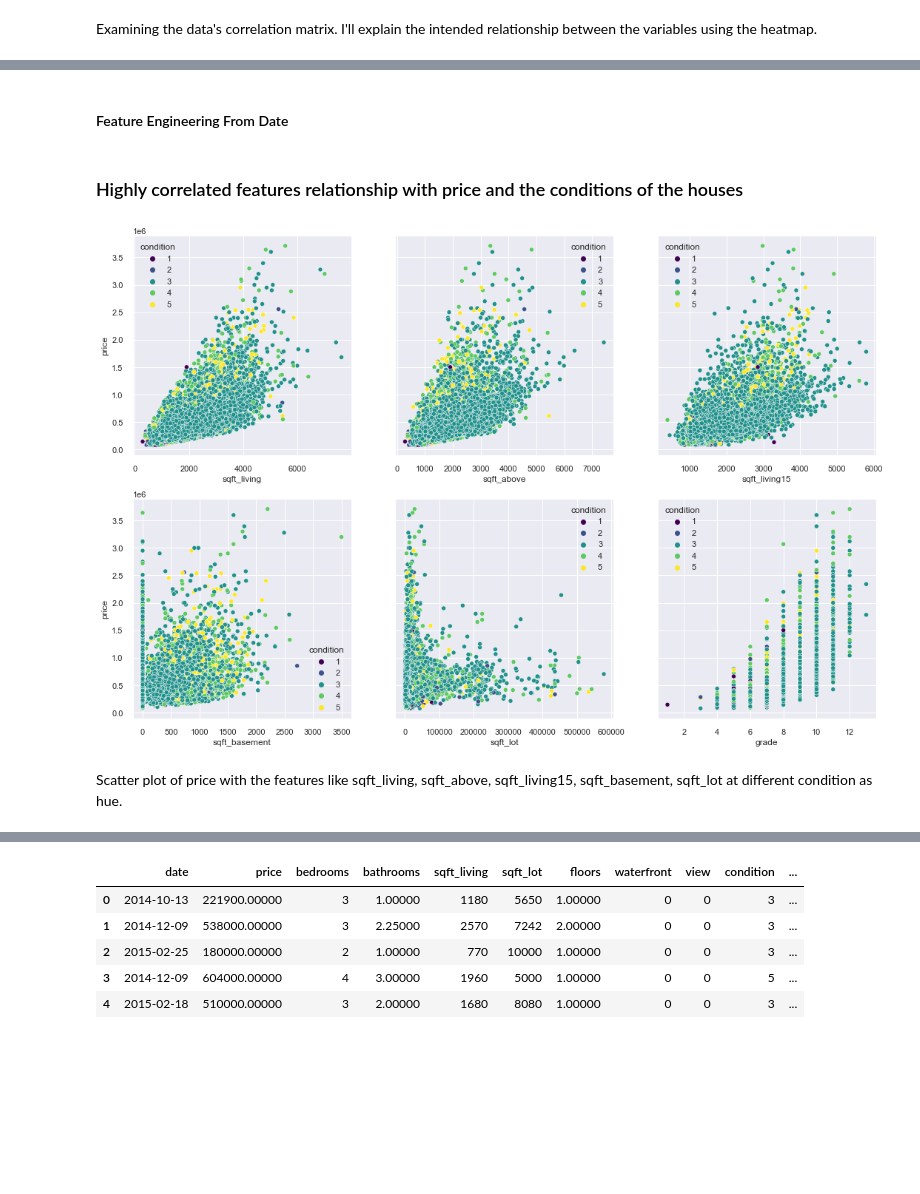
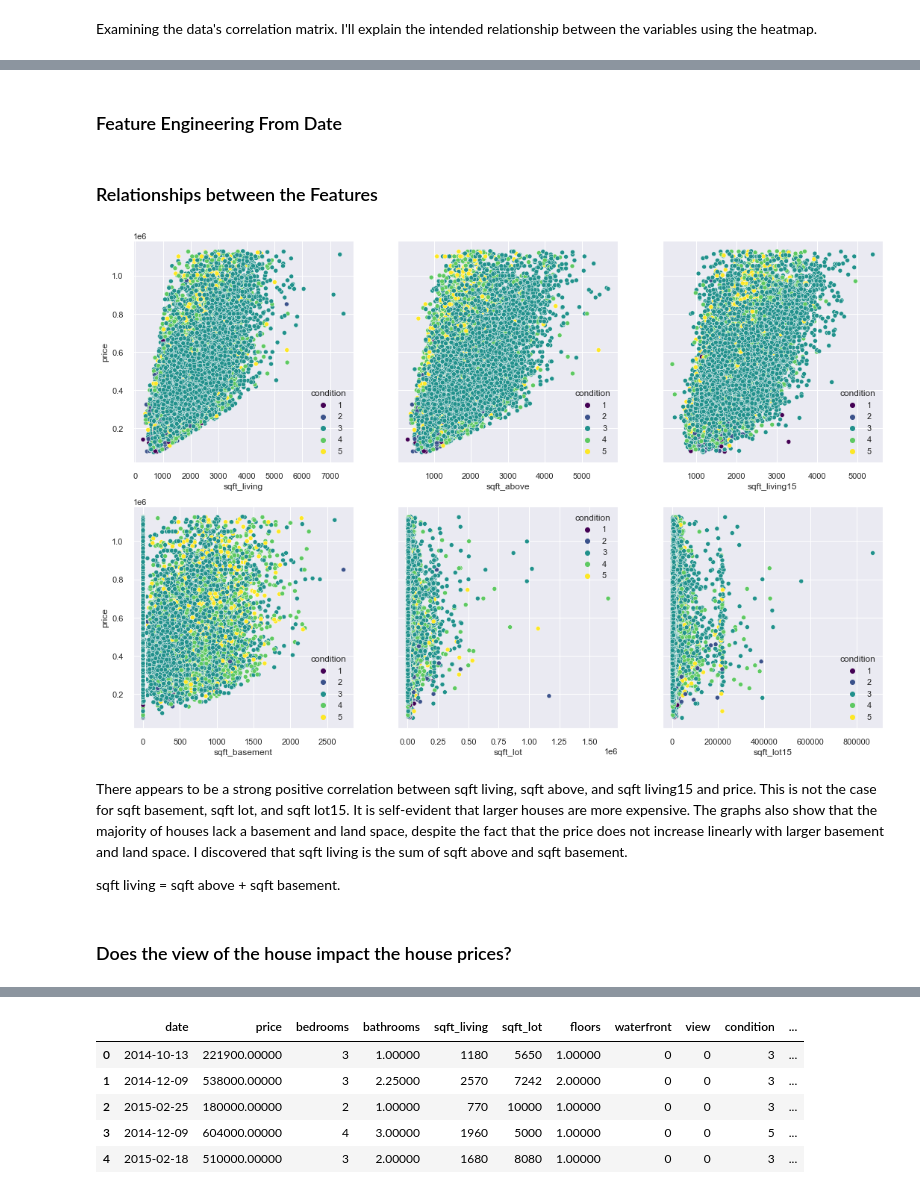
Before and after one commit to olaidekashimawo/King-County-House-Sales, a Jupyter notebook: H_Sale.ipynb, the cells around one changed output, grey strips where cells are left out. Cells and saved outputs as stored; diff of their text form; code cells hidden in the pictures; blank space fills up the shorter version.

```diff
--- a/H_Sale.ipynb
+++ b/H_Sale.ipynb
@@ -232,3 +294,27 @@ sns.boxplot(H_Sales.bathrooms.astype('int'))
 plt.show()
 # %% [output]
 [figure]
+# %%
+#Create a function to return the outliers
+def detect_outliers(x, c = 1.5):
+    q1, q3 = np.percentile(x, [25,75])
+    #print("q1 - ",q1, " q3 - ", q3)
+
+    iqr = (q3 - q1)
+    #print("iqr --", iqr)
+
+    lob = q1 - (iqr * c)
+    #print("lob - ",lob)
+
+    uob = q3 + (iqr * c)
+    #print("uob - ",uob)
+
+    # Generate outliers
+    gen = np.where((x > uob) | (x < lob))
+
+    return gen
+# %%
+
+# Detect all Outliers
+priceOutliers = detect_outliers(H_Sales['price'])
+print("Total Outliers count : ",len(priceOutliers[0]))
@@ -235,10 +323,2 @@ plt.show()
 # %% [markdown]
 ### Remove_outliers
-# %%
-#Remove our outliers
-
-H_Sales = H_Sales[H_Sales.sqft_living < 8500]
-H_Sales = H_Sales[H_Sales.bedrooms < 5]
-H_Sales = H_Sales[H_Sales.price < 3800000]
-H_Sales = H_Sales[H_Sales.sqft_lot < 600000]
-H_Sales = H_Sales[H_Sales.bathrooms < 4]
@@ -249 +325,4 @@ len(H_Sales)
+# %%
+# Remove outliers
+H_Sales = H_Sales.drop(priceOutliers[0])
 # %%
@@ -328,22 +391,25 @@ plt.tight_layout()
 # %% [markdown]
-#### Feature Engineering From Date
+### Feature Engineering From Date
 # %%
 H_Sales['date'] = pd.to_datetime(H_Sales['date'])
 H_Sales['month'] = H_Sales['date'].dt.month_name().str[:3]
 H_Sales['year']=H_Sales['date'].apply(lambda date:date.year)
-# %% [markdown]
-### Highly correlated features relationship with price and the conditions of the houses
+# %% [markdown]
+### Relationships between the Features
 # %%
 fig, axs = plt.subplots( nrows=2, ncols=3, sharey=True, figsize=(18,12))
-
-sns.scatterplot(y='price',x='sqft_living',data=H_Sales,hue='condition', palette='viridis', ax=axs[0,0])
+sns.scatterplot(y='price',x='sqft_living',data=H_Sales, hue='condition', palette='viridis', ax=axs[0,0])
 sns.scatterplot(y='price',x='sqft_above',data=H_Sales, hue='condition', palette='viridis', ax=axs[0,1])
-sns.scatterplot(y='price',x='sqft_living15',data=H_Sales,hue='condition',  palette='viridis', ax=axs[0,2])
+sns.scatterplot(y='price',x='sqft_living15',data=H_Sales, hue='condition', palette='viridis', ax=axs[0,2])
 sns.scatterplot(y='price',x='sqft_basement',data=H_Sales, hue='condition', palette='viridis', ax=axs[1,0])
 sns.scatterplot(y='price',x='sqft_lot',data=H_Sales, hue='condition', palette='viridis', ax=axs[1,1])
-sns.scatterplot(y='price',x='grade',data=H_Sales, hue='condition', palette='viridis', ax=axs[1,2])
+sns.scatterplot(y='price',x='sqft_lot15',data=H_Sales, hue='condition', palette='viridis', ax=axs[1,2])
 plt.show()
 # %% [output]
-[figure, old version]
+[figure, new version]
-# %% [markdown]
-Scatter plot of price with the features like sqft_living, sqft_above, sqft_living15, sqft_basement, sqft_lot at  different condition as hue.
+# %% [markdown]
+There appears to be a strong positive correlation between sqft living, sqft above, and sqft living15 and price. This is not the case for sqft basement, sqft lot, and sqft lot15. It is self-evident that larger houses are more expensive. The graphs also show that the majority of houses lack a basement and land space, despite the fact that the price does not increase linearly with larger basement and land space. I discovered that sqft living is the sum of sqft above and sqft basement.
+
+sqft living = sqft above + sqft basement.
+# %% [markdown]
+### Does the view of the house impact the house prices?
```
Also changed, not shown: parts of 93 cells of this notebook.
